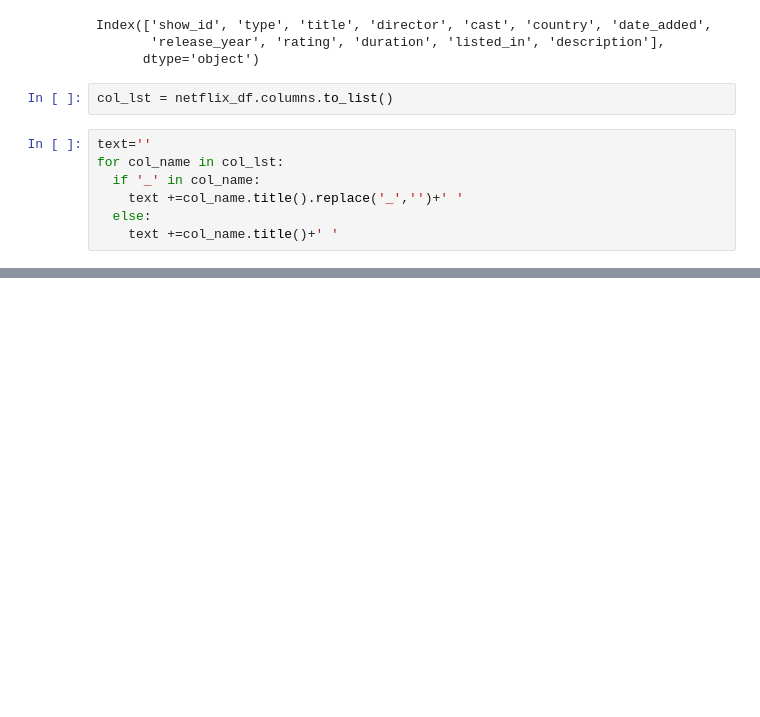
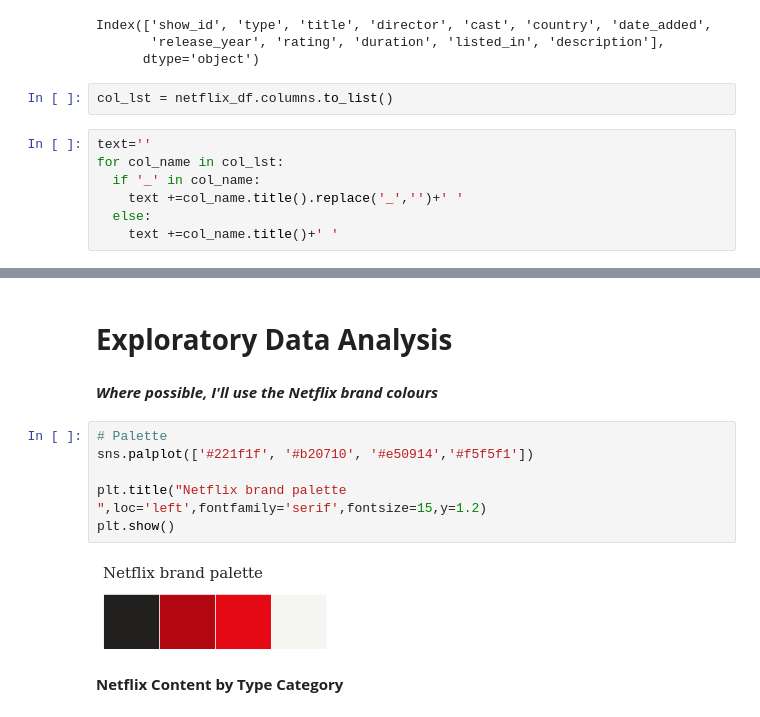
Before and after one commit to victorious07/Netflix-Movies-and-TV-Shows-Clustering, a Jupyter notebook: Netflix_Movies_And_TVShows_Clustering_CapstoneProject.ipynb, the cells around one changed output, grey strips where cells are left out. Saved outputs shown, nothing was run; the diff lists cells and outputs as text; blank space fills up the shorter version.

```diff
--- a/Netflix_Movies_And_TVShows_Clustering_CapstoneProject.ipynb
+++ b/Netflix_Movies_And_TVShows_Clustering_CapstoneProject.ipynb
@@ -183,0 +301,14 @@ plt.tight_layout(pad = 0)
+# %% [markdown]
+# **Exploratory Data Analysis**
+# %% [markdown]
+***Where possible, I'll use the Netflix brand colours***
+# %%
+# Palette
+sns.palplot(['#221f1f', '#b20710', '#e50914','#f5f5f1'])
+
+plt.title("Netflix brand palette ",loc='left',fontfamily='serif',fontsize=15,y=1.2)
+plt.show()
+# %% [output]
+[figure, added]
+# %% [markdown]
+**Netflix Content by Type Category**
```
Also changed, not shown: parts of 25 cells of this notebook.
